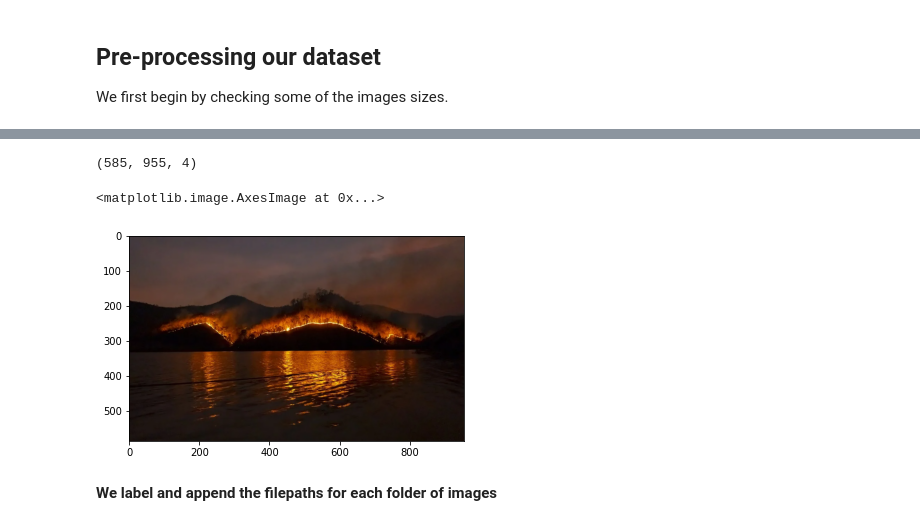
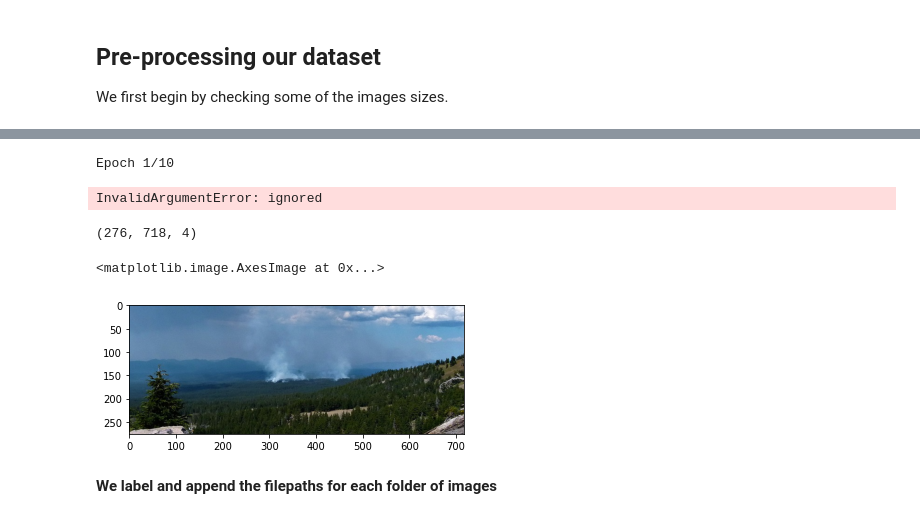
Before and after one commit to KoraySali/Dissertation_Archive, a Jupyter notebook: Dissertation_Wildfire_Detection.ipynb, the cells around one changed output, grey strips where cells are left out. Saved outputs shown, nothing was run; the diff lists cells and outputs as text; code cells hidden in the pictures.

```diff
--- a/Dissertation_Wildfire_Detection.ipynb
+++ b/Dissertation_Wildfire_Detection.ipynb
@@ -51,12 +162,17 @@ We first begin by checking some of the images sizes.
+# %%
+history_base = CNN_base_model.fit(x=training_set, epochs=10, batch_size=64, validation_data=test_set)
+# %% [output]
+Epoch 1/10
+InvalidArgumentError: ignored
 # %%
-imgpath=r'main_dataset/train_fire/1.png'
+imgpath=r'merged_train_data/11.png'
 img=plt.imread(imgpath)
 print (img.shape)
 imshow(img)
 # %% [output]
-(585, 955, 4)
+(276, 718, 4)
 <matplotlib.image.AxesImage at 0x...>
-[figure, old version]
+[figure, new version]
 # %% [markdown]
 **We label and append the filepaths for each folder of images**
 # %%
```
Also changed, not shown: parts of 14 cells of this notebook.
